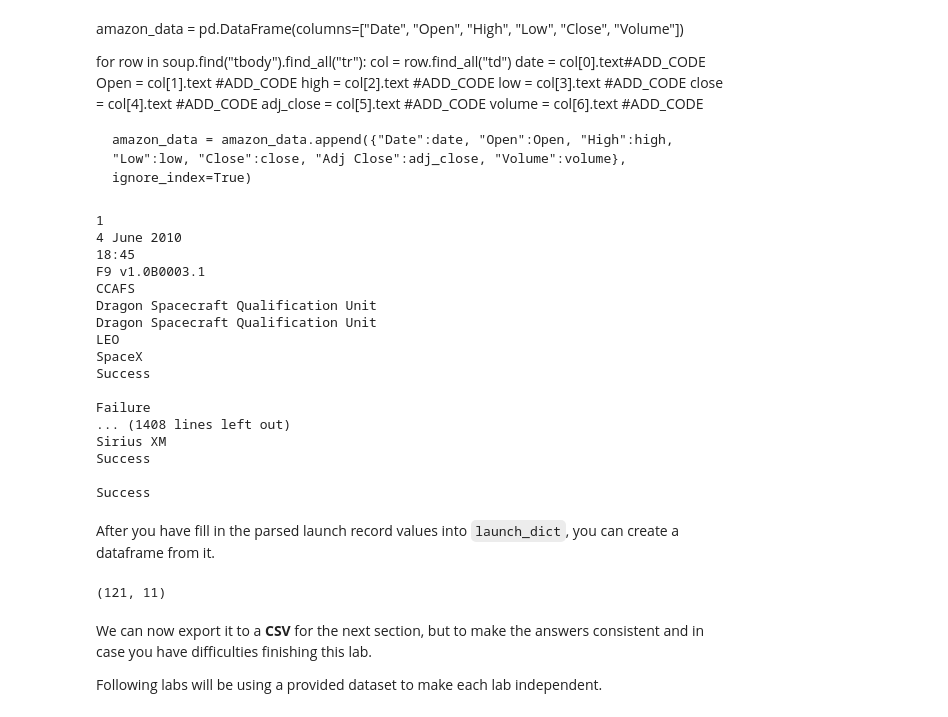
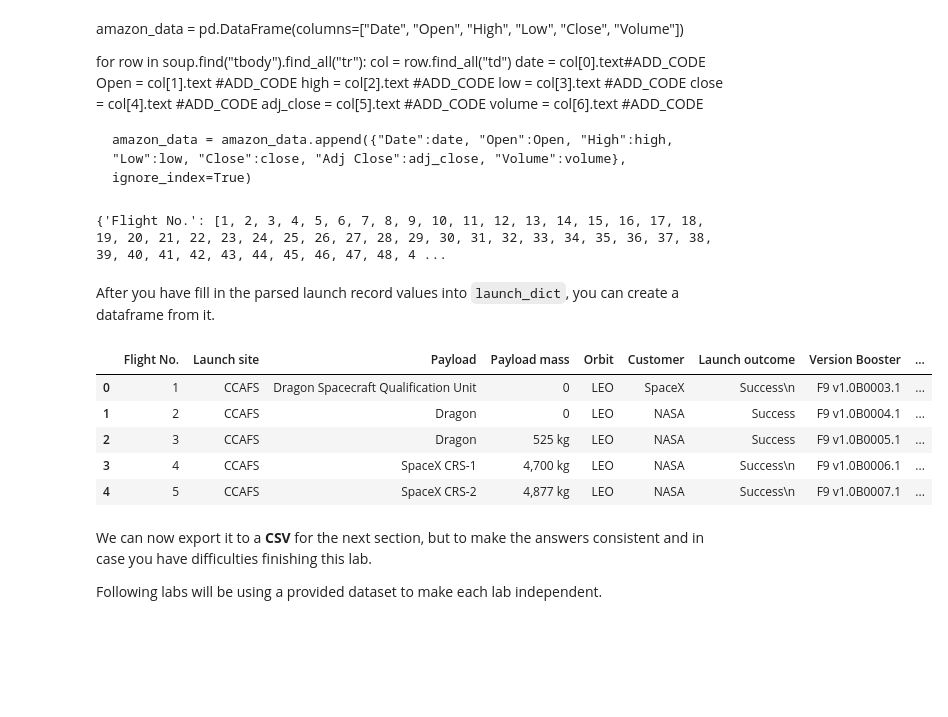
Before and after one commit to GrmaHashim/testrepo, a Jupyter notebook: jupyter-labs-webscraping.ipynb, the cells around one changed output. Saved outputs shown, nothing was run; the diff lists cells and outputs as text; code cells hidden in the pictures; blank space fills up the shorter version.

```diff
--- a/jupyter-labs-webscraping.ipynb
+++ b/jupyter-labs-webscraping.ipynb
@@ -355,20 +355,20 @@ for table_number,table in enumerate(soup.find_all('table',"wikitable plainrowhea
             # TODO: Append the flight_number into launch_dict with key `Flight No.`
             flight_number = extracted_row
             launch_dict['Flight No.'].append(flight_number)
-            print(flight_number)
+            #print(flight_number)
             datatimelist=date_time(row[0])
 
             # Date value
             # TODO: Append the date into launch_dict with key `Date`
             date = datatimelist[0].strip(',')
             launch_dict['Date'].append(date)
-            print(date)
+            #print(date)
 
             # Time value
             # TODO: Append the time into launch_dict with key `Time`
             time = datatimelist[1]
             launch_dict['Time'].append(time)
-            print(time)
+            #print(time)
 
             # Booster version
             # TODO: Append the bv into launch_dict with key `Version Booster`
@@ -376,31 +376,31 @@ for table_number,table in enumerate(soup.find_all('table',"wikitable plainrowhea
             if not(bv):
                 bv=row[1].a.string
             launch_dict['Version Booster'].append(bv)
-            print(bv)
+            #print(bv)
 
             # Launch Site
             # TODO: Append the launch_site into launch_dict with key `Launch Site`
             launch_site = row[2].a.string
             launch_dict['Launch site'].append(launch_site)
-            print(launch_site)
+            #print(launch_site)
 
             # Payload
             # TODO: Append the payload into launch_dict with key `Payload`
             payload = row[3].a.string
             launch_dict['Payload'].append(payload)
-            print(payload)
+            #print(payload)
 
             # Payload Mass
             # TODO: Append the payload_mass into launch_dict with key `Payload mass`
             payload_mass = get_mass(row[4])
             launch_dict['Payload mass'].append(payload_mass)
-            print(payload)
+            #print(payload)
 
             # Orbit
             # TODO: Append the orbit into launch_dict with key `Orbit`
             orbit = row[5].a.string
             launch_dict['Orbit'].append(orbit)
-            print(orbit)
+            #print(orbit)
 
             # Customer
             # TODO: Append the customer into launch_dict with key `Customer`
@@ -410,45 +410,35 @@ for table_number,table in enumerate(soup.find_all('table',"wikitable plainrowhea
             else:
                 customer = row[6].string
             launch_dict['Customer'].append(customer)
-            print(customer)
+            #print(customer)
 
             # Launch outcome
             # TODO: Append the launch_outcome into launch_dict with key `Launch outcome`
             launch_outcome = list(row[7].strings)[0]
             launch_dict['Launch outcome'].append(launch_outcome)
-            print(launch_outcome)
+            #print(launch_outcome)
 
             # Booster landing
             # TODO: Append the launch_outcome into launch_dict with key `Booster landing`
             booster_landing = landing_status(row[8])
             launch_dict['Booster landing'].append(booster_landing)
-            print(booster_landing)
-#print(launch_dict)
+            #print(booster_landing)
+print(launch_dict)
 # %% [output]
-1
-4 June 2010
-18:45
-F9 v1.0B0003.1
-CCAFS
-Dragon Spacecraft Qualification Unit
-Dragon Spacecraft Qualification Unit
-LEO
-SpaceX
-Success
-
-Failure
-... (1408 lines left out)
-Sirius XM
-Success
-
-Success
+{'Flight No.': [1, 2, 3, 4, 5, 6, 7, 8, 9, 10, 11, 12, 13, 14, 15, 16, 17, 18, 19, 20, 21, 22, 23, 24, 25, 26, 27, 28, 29, 30, 31, 32, 33, 34, 35, 36, 37, 38, 39, 40, 41, 42, 43, 44, 45, 46, 47, 48, 4 ...
 # %% [markdown]
 After you have fill in the parsed launch record values into `launch_dict`, you can create a dataframe from it.
 # %%
 df= pd.DataFrame({ key:pd.Series(value) for key, value in launch_dict.items() })
-df.shape
-# %% [output]
-(121, 11)
+# %%
+df.head()
+# %% [output]
+|  | Flight No. | Launch site | Payload | Payload mass | Orbit | Customer | Launch outcome | Version Booster | ... |
+| 0 | 1 | CCAFS | Dragon Spacecraft Qualification Unit | 0 | LEO | SpaceX | Success\n | F9 v1.0B0003.1 | ... |
+| 1 | 2 | CCAFS | Dragon | 0 | LEO | NASA | Success | F9 v1.0B0004.1 | ... |
+| 2 | 3 | CCAFS | Dragon | 525 kg | LEO | NASA | Success | F9 v1.0B0005.1 | ... |
+| 3 | 4 | CCAFS | SpaceX CRS-1 | 4,700 kg | LEO | NASA | Success\n | F9 v1.0B0006.1 | ... |
+| 4 | 5 | CCAFS | SpaceX CRS-2 | 4,877 kg | LEO | NASA | Success\n | F9 v1.0B0007.1 | ... |
 # %% [markdown]
 We can now export it to a <b>CSV</b> for the next section, but to make the answers consistent and in case you have difficulties finishing this lab.
 
```
Also changed, not shown: parts of 3 cells of this notebook, 1 other file.
